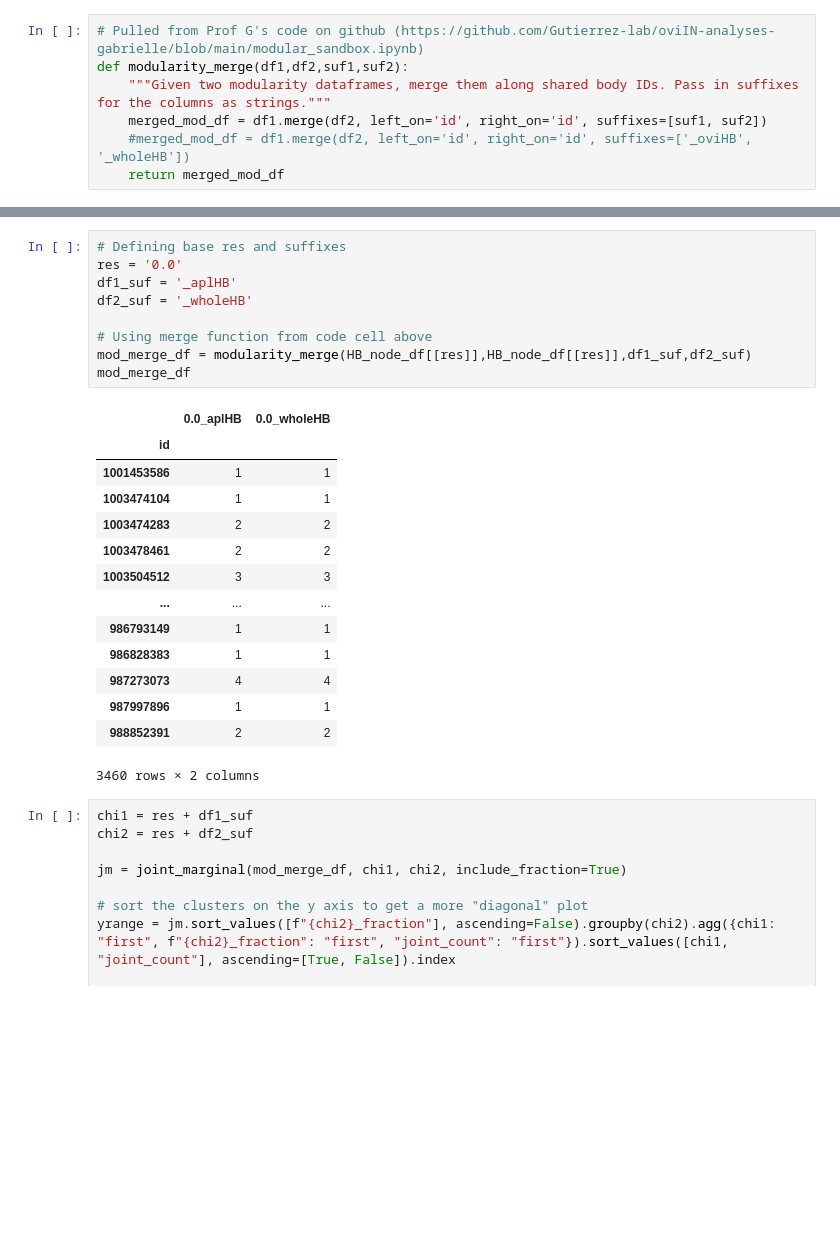
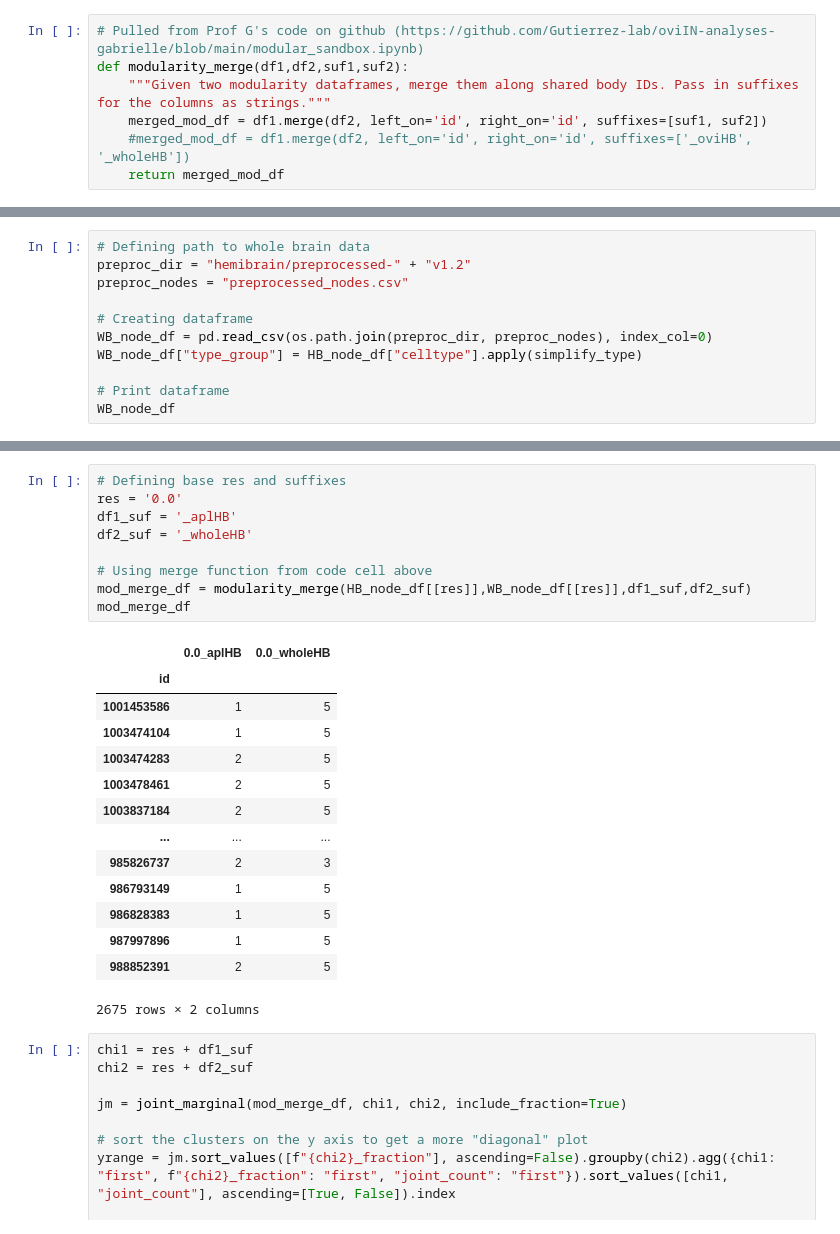
Before and after one commit to RhessaWL/flybrain-clustering, a Jupyter notebook: joint_marginals_APL.ipynb, the cells around one changed output, grey strips where cells are left out. Saved outputs shown, nothing was run; the diff lists cells and outputs as text; blank space fills up the shorter version.

Commit message:
Correcting whole brain call

```diff
--- a/joint_marginals_APL.ipynb
+++ b/joint_marginals_APL.ipynb
@@ -452,0 +475,11 @@ def modularity_merge(df1,df2,suf1,suf2):
+# %%
+# Defining path to whole brain data
+preproc_dir = "hemibrain/preprocessed-" + "v1.2"
+preproc_nodes = "preprocessed_nodes.csv"
+
+# Creating dataframe
+WB_node_df = pd.read_csv(os.path.join(preproc_dir, preproc_nodes), index_col=0)
+WB_node_df["type_group"] = HB_node_df["celltype"].apply(simplify_type)
+
+# Print dataframe
+WB_node_df
@@ -453,27 +501,27 @@ def modularity_merge(df1,df2,suf1,suf2):
 # %%
 # Defining base res and suffixes
 res = '0.0'
 df1_suf = '_aplHB'
 df2_suf = '_wholeHB'
 
 # Using merge function from code cell above
-mod_merge_df = modularity_merge(HB_node_df[[res]],HB_node_df[[res]],df1_suf,df2_suf)
+mod_merge_df = modularity_merge(HB_node_df[[res]],WB_node_df[[res]],df1_suf,df2_suf)
 mod_merge_df
 # %% [output]
 |  | 0.0_aplHB | 0.0_wholeHB |
 | id |  |  |
-| 1001453586 | 1 | 1 |
-| 1003474104 | 1 | 1 |
-| 1003474283 | 2 | 2 |
-| 1003478461 | 2 | 2 |
-| 1003504512 | 3 | 3 |
+| 1001453586 | 1 | 5 |
+| 1003474104 | 1 | 5 |
+| 1003474283 | 2 | 5 |
+| 1003478461 | 2 | 5 |
+| 1003837184 | 2 | 5 |
 | ... | ... | ... |
-| 986793149 | 1 | 1 |
-| 986828383 | 1 | 1 |
-| 987273073 | 4 | 4 |
-| 987997896 | 1 | 1 |
-| 988852391 | 2 | 2 |
+| 985826737 | 2 | 3 |
+| 986793149 | 1 | 5 |
+| 986828383 | 1 | 5 |
+| 987997896 | 1 | 5 |
+| 988852391 | 2 | 5 |
-3460 rows × 2 columns
+2675 rows × 2 columns
 # %%
 chi1 = res + df1_suf
 chi2 = res + df2_suf
```
Also changed, not shown: parts of 10 cells of this notebook.
